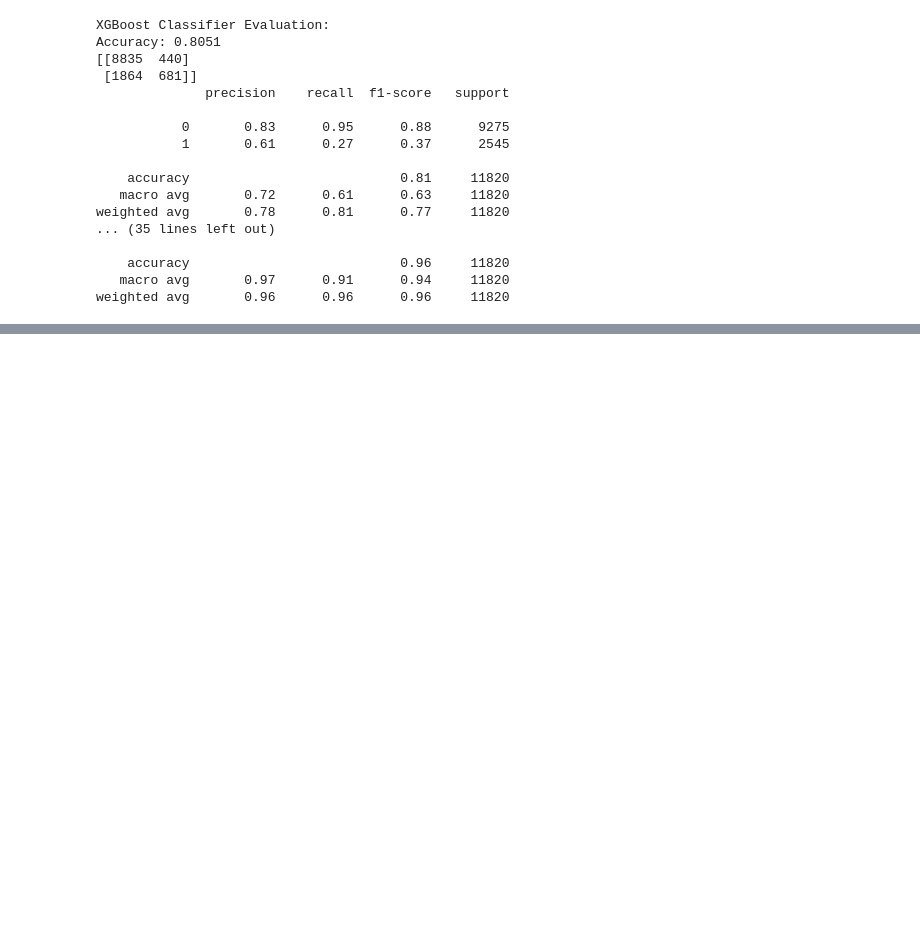
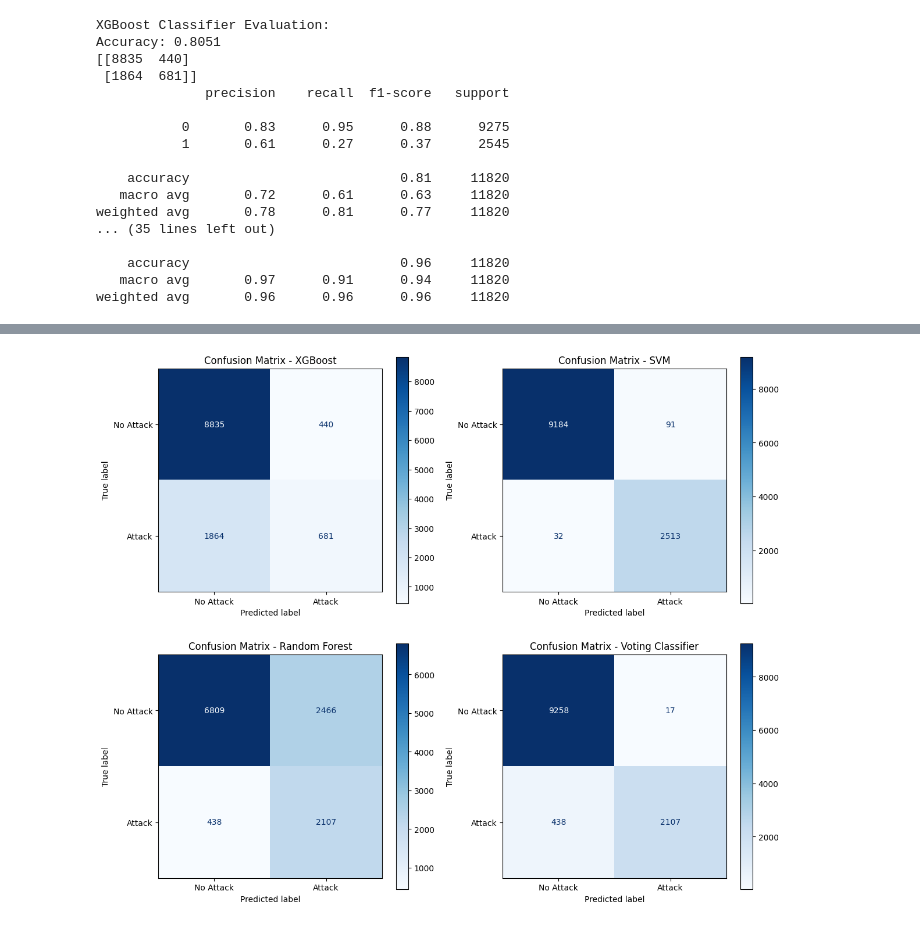
Before and after one commit to AChiu2700/HoneyPot, a Jupyter notebook: TestML.ipynb, the cells around one changed output, grey strips where cells are left out. Saved outputs shown, nothing was run; the diff lists cells and outputs as text; code cells hidden in the pictures; blank space fills up the shorter version.

```diff
--- a/TestML.ipynb
+++ b/TestML.ipynb
@@ -1,13 +1,27 @@
 # %%
+# Import necessary libraries
 import pandas as pd
-import re
+import numpy as np
 import pickle
 import json
+import re
+
+import matplotlib.pyplot as plt
+import seaborn as sns
+
+# Scikit-learn imports for preprocessing
+from sklearn.metrics import accuracy_score, classification_report, ConfusionMatrixDisplay, confusion_matrix
+from sklearn.metrics import precision_score, recall_score, f1_score, roc_curve, precision_recall_curve, auc
+from sklearn.model_selection import learning_curve
 from sklearn.preprocessing import LabelEncoder, StandardScaler
-from sklearn.metrics import accuracy_score, classification_report, confusion_matrix
+
+import warnings
+
+# Ignore warnings
+warnings.filterwarnings("ignore")
 
 # Load the test data
-test_data = pd.read_csv('/home/achoo/Desktop/Honeypot/test_sanitized_logs_combined.csv', delimiter=',', header=None)
+test_data = pd.read_csv('test_sanitized_logs_combined.csv', delimiter=',', header=None)
 test_data.columns = ['eventid', 'src_ip', 'src_port', 'dst_ip', 'dst_port', 'session',
                      'protocol', 'version', 'hassh', 'hasshAlgorithms', 'message',
                      'sensor', 'timestamp']
@@ -133,0 +195,34 @@ with open('/home/achoo/Desktop/Honeypot/votingClasifer_Predictions.json', 'w') a
+# %%
+# Generate predictions using each model
+y_pred_xgb = model_xgb.predict(X_test_scaled)
+y_pred_svm = model_svm.predict(X_test_scaled)
+y_pred_rf = model_rf.predict(X_test_scaled)
+y_pred_voting = voting_clf.predict(X_test_scaled)
+
+# Create confusion matrices for each model
+cm_xgb = confusion_matrix(y_test, y_pred_xgb)
+cm_svm = confusion_matrix(y_test, y_pred_svm)
+cm_rf = confusion_matrix(y_test, y_pred_rf)
+cm_voting = confusion_matrix(y_test, y_pred_voting)
+
+# Plot confusion matrices for all models
+fig, axes = plt.subplots(2, 2, figsize=(12, 10))  # 2x2 grid for 4 models
+axes = axes.flatten()
+
+# Define model names for the titles
+model_names = ['XGBoost', 'SVM', 'Random Forest', 'Voting Classifier']
+cm_list = [cm_xgb, cm_svm, cm_rf, cm_voting]
+
+# Plot each confusion matrix
+for i, cm in enumerate(cm_list):
+    disp = ConfusionMatrixDisplay(confusion_matrix=cm, display_labels=["No Attack", "Attack"])
+    disp.plot(cmap="Blues", values_format="d", ax=axes[i])
+    axes[i].set_title(f"Confusion Matrix - {model_names[i]}")
+
+# Adjust layout for better spacing
+plt.tight_layout()
+
+# Show the plot with all confusion matrices
+plt.show()
+# %% [output]
+[figure, added]
```
Also changed, not shown: parts of 5 cells of this notebook.
